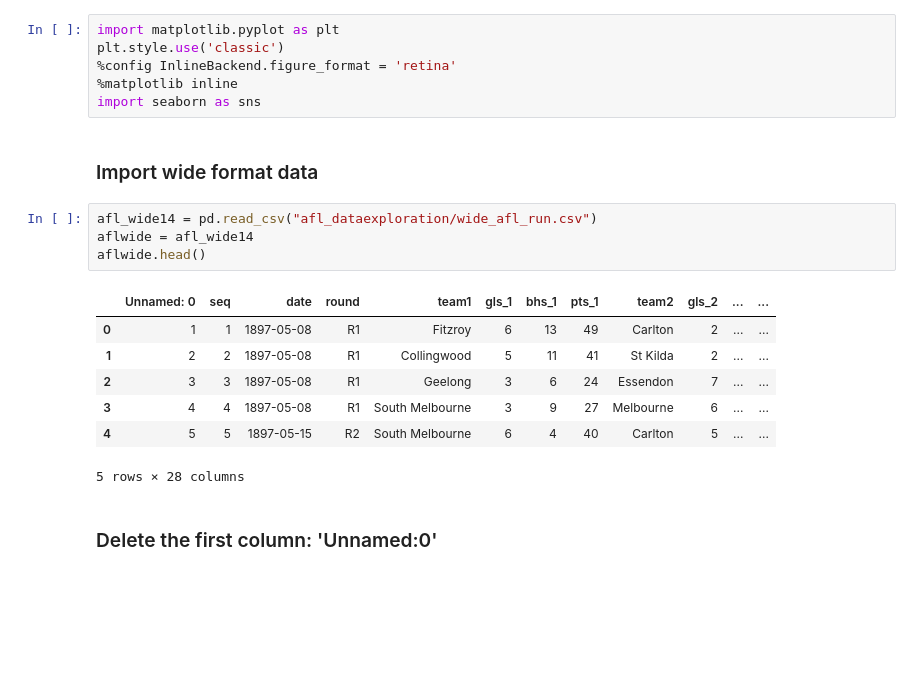
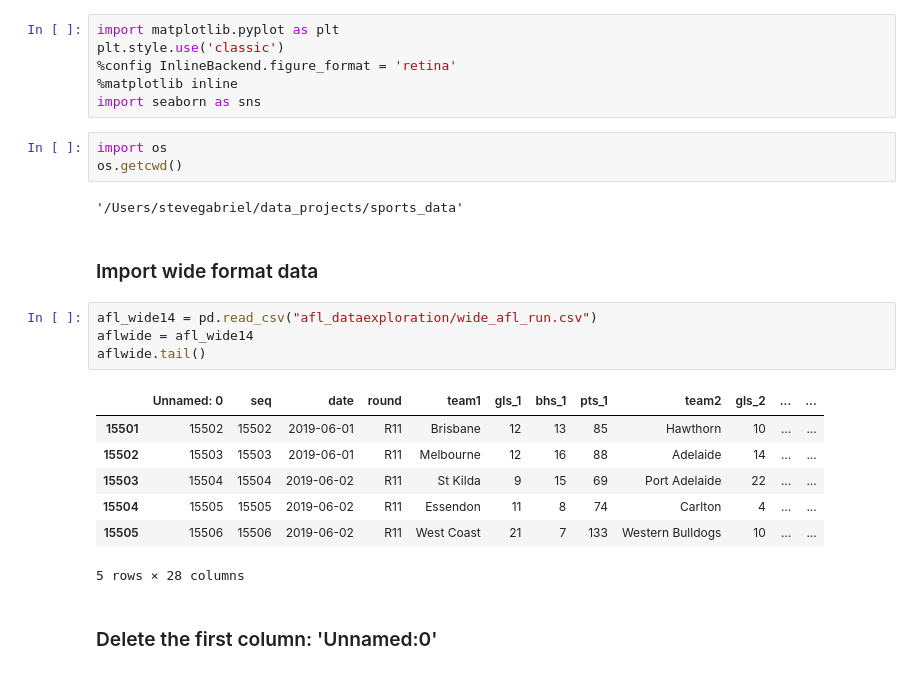
Before and after one commit to stevegabriel1/afl_explore, a Jupyter notebook: afl_draws_exploration.ipynb, the cells around one changed output. Drawn from its saved outputs; the diff is of its cells as text; blank space fills up the shorter version.

```diff
--- a/afl_draws_exploration.ipynb
+++ b/afl_draws_exploration.ipynb
@@ -8,19 +8,24 @@ plt.style.use('classic')
 %config InlineBackend.figure_format = 'retina'
 %matplotlib inline
 import seaborn as sns
+# %%
+import os
+os.getcwd()
+# %% [output]
+'/Users/stevegabriel/data_projects/sports_data'
 # %% [markdown]
 ### Import wide format data
 # %%
 afl_wide14 = pd.read_csv("afl_dataexploration/wide_afl_run.csv")
 aflwide = afl_wide14
-aflwide.head()
+aflwide.tail()
 # %% [output]
 |  | Unnamed: 0 | seq | date | round | team1 | gls_1 | bhs_1 | pts_1 | team2 | gls_2 | ... | ... |
-| 0 | 1 | 1 | 1897-05-08 | R1 | Fitzroy | 6 | 13 | 49 | Carlton | 2 | ... | ... |
-| 1 | 2 | 2 | 1897-05-08 | R1 | Collingwood | 5 | 11 | 41 | St Kilda | 2 | ... | ... |
-| 2 | 3 | 3 | 1897-05-08 | R1 | Geelong | 3 | 6 | 24 | Essendon | 7 | ... | ... |
-| 3 | 4 | 4 | 1897-05-08 | R1 | South Melbourne | 3 | 9 | 27 | Melbourne | 6 | ... | ... |
-| 4 | 5 | 5 | 1897-05-15 | R2 | South Melbourne | 6 | 4 | 40 | Carlton | 5 | ... | ... |
+| 15501 | 15502 | 15502 | 2019-06-01 | R11 | Brisbane | 12 | 13 | 85 | Hawthorn | 10 | ... | ... |
+| 15502 | 15503 | 15503 | 2019-06-01 | R11 | Melbourne | 12 | 16 | 88 | Adelaide | 14 | ... | ... |
+| 15503 | 15504 | 15504 | 2019-06-02 | R11 | St Kilda | 9 | 15 | 69 | Port Adelaide | 22 | ... | ... |
+| 15504 | 15505 | 15505 | 2019-06-02 | R11 | Essendon | 11 | 8 | 74 | Carlton | 4 | ... | ... |
+| 15505 | 15506 | 15506 | 2019-06-02 | R11 | West Coast | 21 | 7 | 133 | Western Bulldogs | 10 | ... | ... |
 5 rows × 28 columns
 # %% [markdown]
 ### Delete the first column: 'Unnamed:0'
```
Also changed, not shown: parts of 6 cells of this notebook.
